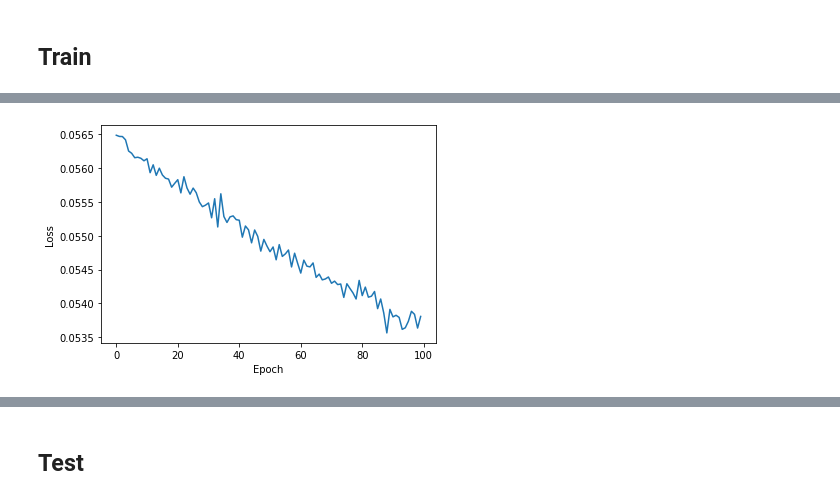
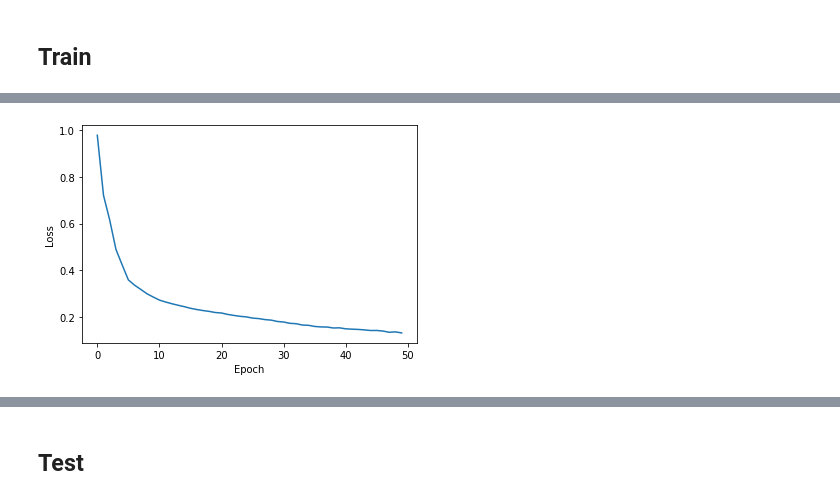
Before and after one commit to kulaginv/cvr_course, a Jupyter notebook: notebooks/nn_sem5_pt2_hw5.ipynb, the cells around one changed output, grey strips where cells are left out. Drawn from its saved outputs; the diff is of its cells as text; code cells hidden in the pictures.

```diff
--- a/notebooks/nn_sem5_pt2_hw5.ipynb
+++ b/notebooks/nn_sem5_pt2_hw5.ipynb
@@ -530,7 +628,7 @@ DATASET_SIZE = 5000
 # generate dataset here
 domik = DoorDomikDataset(DATASET_SIZE)
 
-data = DataLoader(domik, batch_size=12)
+data = DataLoader(domik, batch_size=10)
 
 # plotting
 domik.show()
@@ -567,10 +665,10 @@ Net(
 ## Train
 # %%
 # train here
-EPOCHS_TO_TRAIN = 100
+EPOCHS_TO_TRAIN = 50
 train(network=net,
       train_dataset=data,
       epochs=EPOCHS_TO_TRAIN,
       criterion=nn.CrossEntropyLoss(),
-      optimizer=optim.SGD(net.parameters(), lr=0.01))
+      optimizer=optim.SGD(net.parameters(), lr=0.1))
 # %% [output]
@@ -594 +692 @@ Epoch       99 Loss: 0.05380884543790075
-[figure, old version]
+[figure, new version]
```
Also changed, not shown: parts of 27 cells of this notebook.
